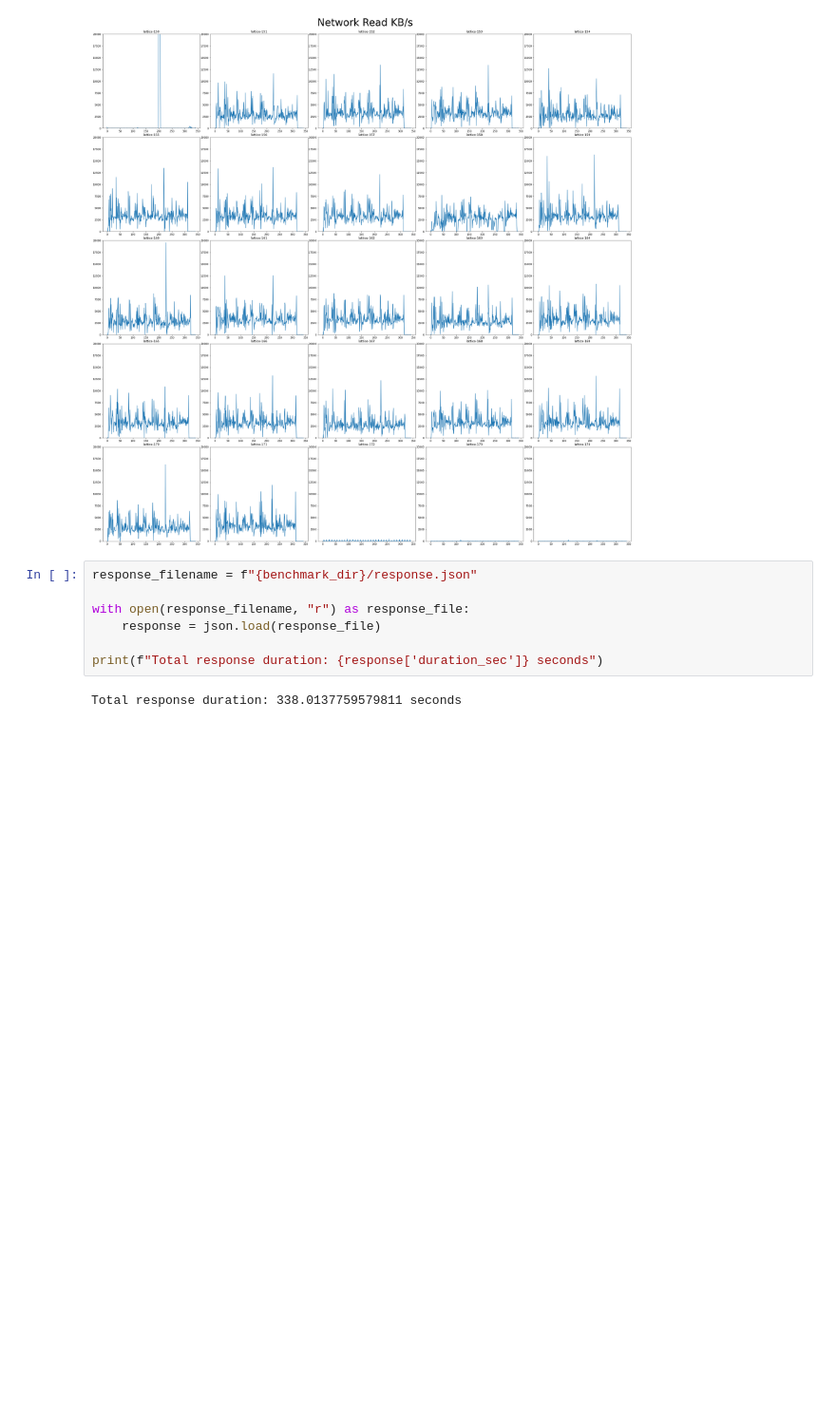
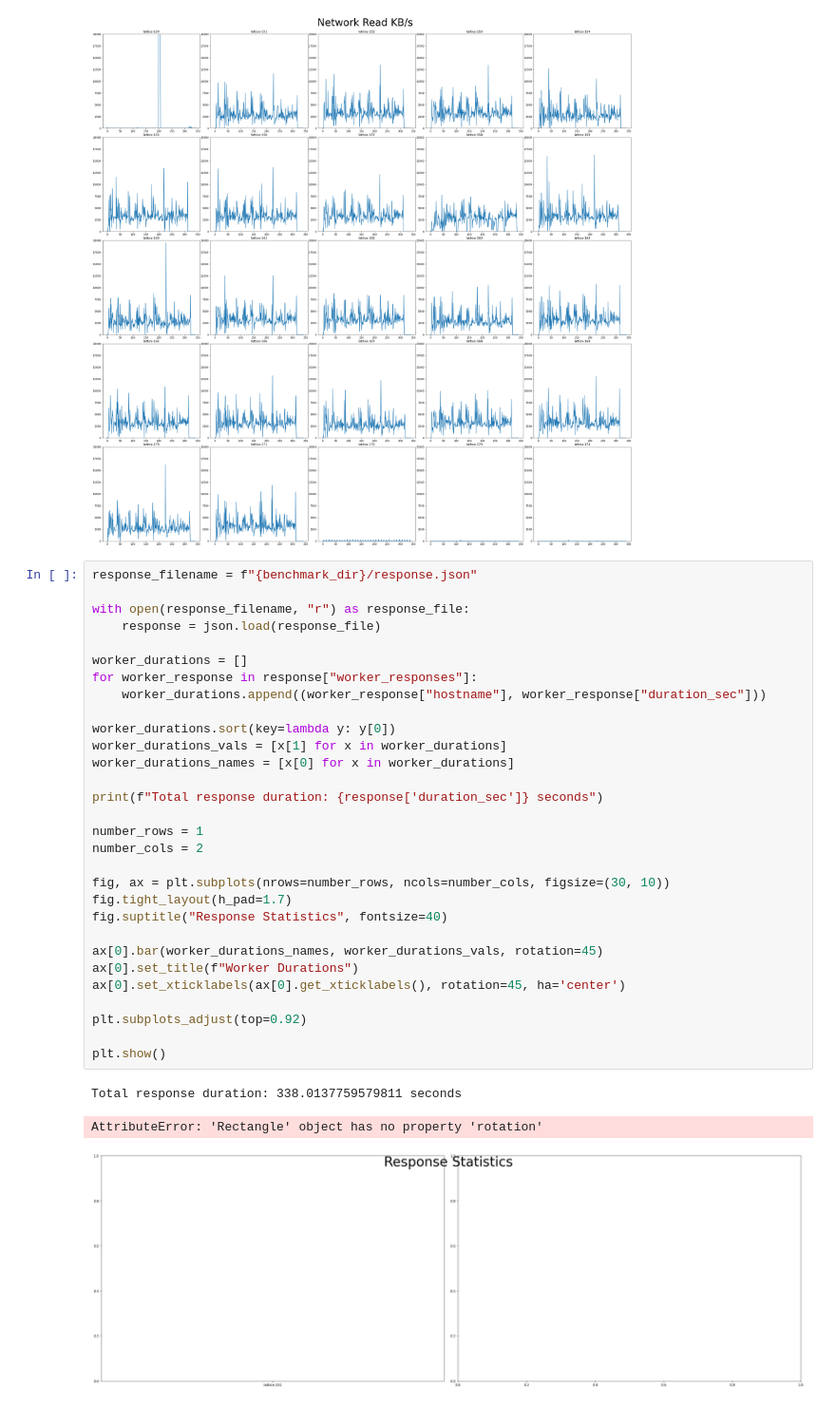
Before and after one commit to Project-Sustain/validation-service, a Jupyter notebook: benchmarks/benchmarks.ipynb, the cells around one changed output. Shown: that part at 95% size. Drawn from its saved outputs; the diff is of its cells as text; blank space fills up the shorter version.

```diff
--- a/benchmarks/benchmarks.ipynb
+++ b/benchmarks/benchmarks.ipynb
@@ -60,12 +60,37 @@ plt.subplots_adjust(top=0.95)
 plt.show()
 # %% [output]
 [figure]
-# %%
-response_filename = f"{benchmark_dir}/response.json"
-
-with open(response_filename, "r") as response_file:
-    response = json.load(response_file)
-
-print(f"Total response duration: {response['duration_sec']} seconds")
-# %% [output]
-Total response duration: 338.0137759579811 seconds
+# %%
+response_filename = f"{benchmark_dir}/response.json"
+
+with open(response_filename, "r") as response_file:
+    response = json.load(response_file)
+
+worker_durations = []
+for worker_response in response["worker_responses"]:
+    worker_durations.append((worker_response["hostname"], worker_response["duration_sec"]))
+
+worker_durations.sort(key=lambda y: y[0])
+worker_durations_vals = [x[1] for x in worker_durations]
+worker_durations_names = [x[0] for x in worker_durations]
+
+print(f"Total response duration: {response['duration_sec']} seconds")
+
+number_rows = 1
+number_cols = 2
+
+fig, ax = plt.subplots(nrows=number_rows, ncols=number_cols, figsize=(30, 10))
+fig.tight_layout(h_pad=1.7)
+fig.suptitle("Response Statistics", fontsize=40)
+
+ax[0].bar(worker_durations_names, worker_durations_vals, rotation=45)
+ax[0].set_title(f"Worker Durations")
+ax[0].set_xticklabels(ax[0].get_xticklabels(), rotation=45, ha='center')
+
+plt.subplots_adjust(top=0.92)
+
+plt.show()
+# %% [output]
+Total response duration: 338.0137759579811 seconds
+AttributeError: 'Rectangle' object has no property 'rotation'
+[figure, added]
```
Also changed, not shown: parts of 1 cell of this notebook.
